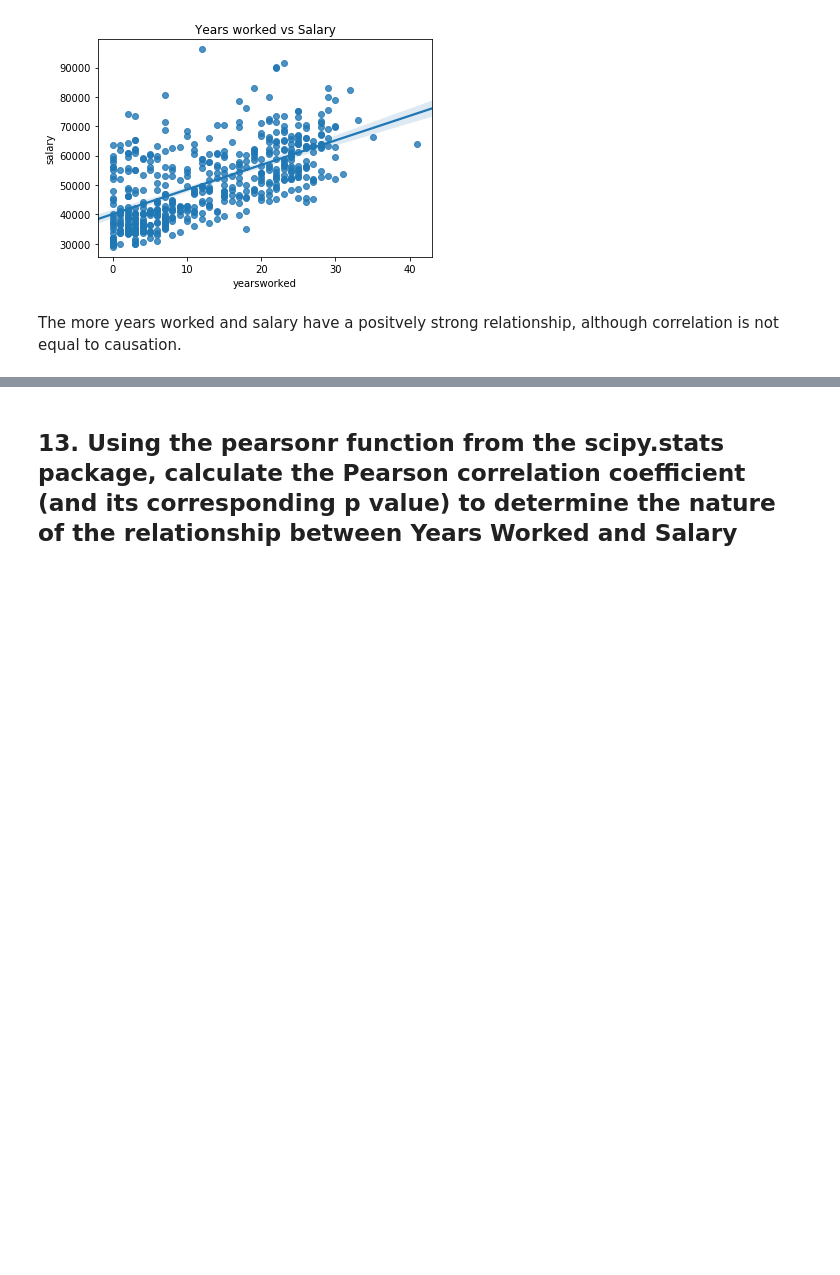
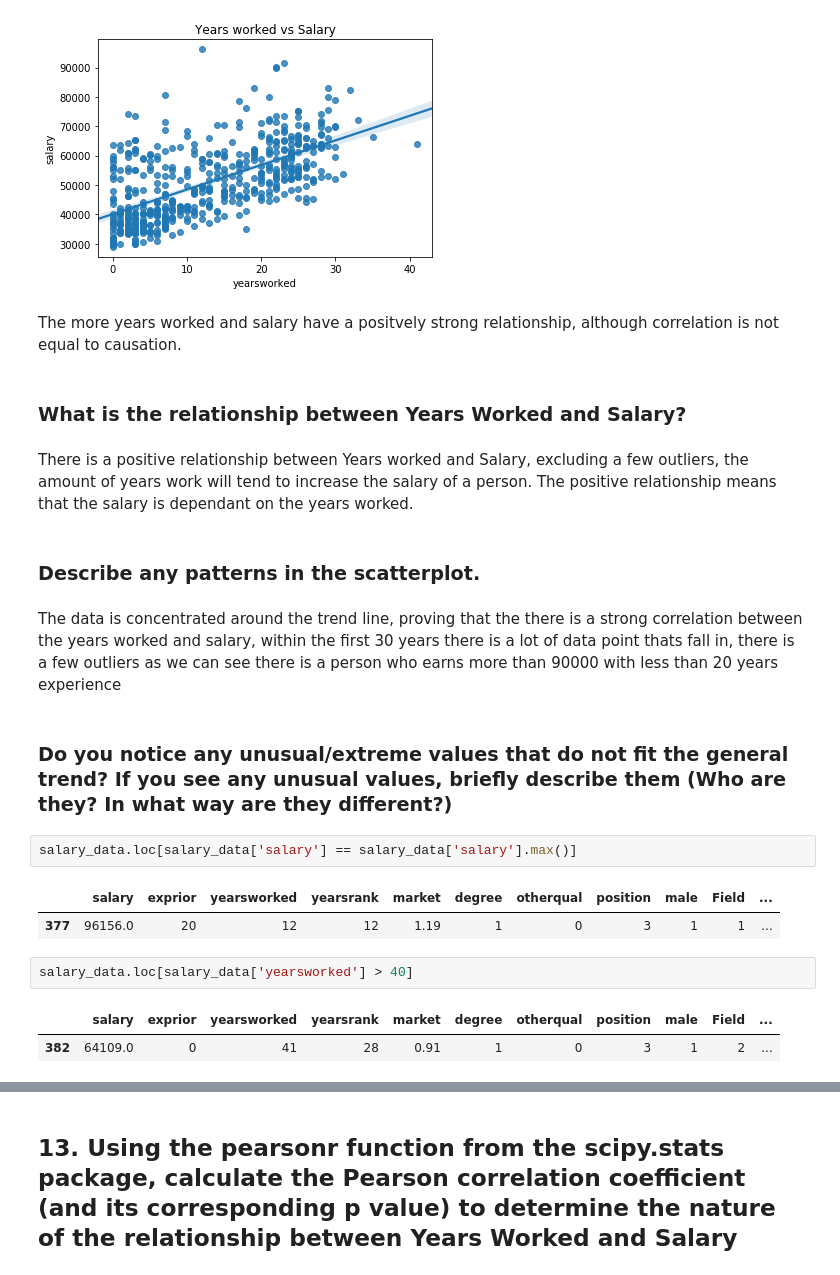
Before and after one commit to PhumlaniKubeka/StatisticalThinking, a Jupyter notebook: StatisticalThinking.ipynb, the cells around one changed output, grey strips where cells are left out. Cells and saved outputs as stored; diff of their text form; blank space fills up the shorter version.

```diff
--- a/StatisticalThinking.ipynb
+++ b/StatisticalThinking.ipynb
@@ -160,3 +163,24 @@ plt.show()
 [figure]
 # %% [markdown]
 The more years worked and salary have a positvely strong relationship, although correlation is not equal to causation.
+# %% [markdown]
+### What is the relationship between Years Worked and Salary?
+# %% [markdown]
+There is a positive relationship between Years worked and Salary, excluding a few outliers,
+the amount of years work will tend to increase the salary of a person. The positive relationship means that the salary is dependant on the years worked.
+# %% [markdown]
+### Describe any patterns in the scatterplot.
+# %% [markdown]
+The data is concentrated around the trend line, proving that the there is a strong correlation between the years worked and salary, within the first 30 years there is a lot of data point thats fall in, there is a few outliers as we can see there is a person who earns more than 90000 with less than 20 years experience
+# %% [markdown]
+### Do you notice any unusual/extreme values that do not fit the general trend? If you see any unusual values, briefly describe them (Who are they?  In what way are they different?)
+# %%
+salary_data.loc[salary_data['salary'] == salary_data['salary'].max()]
+# %% [output]
+|  | salary | exprior | yearsworked | yearsrank | market | degree | otherqual | position | male | Field | ... |
+| 377 | 96156.0 | 20 | 12 | 12 | 1.19 | 1 | 0 | 3 | 1 | 1 | ... |
+# %%
+salary_data.loc[salary_data['yearsworked'] > 40]
+# %% [output]
+|  | salary | exprior | yearsworked | yearsrank | market | degree | otherqual | position | male | Field | ... |
+| 382 | 64109.0 | 0 | 41 | 28 | 0.91 | 1 | 0 | 3 | 1 | 2 | ... |
```
Also changed, not shown: parts of 12 cells of this notebook.
